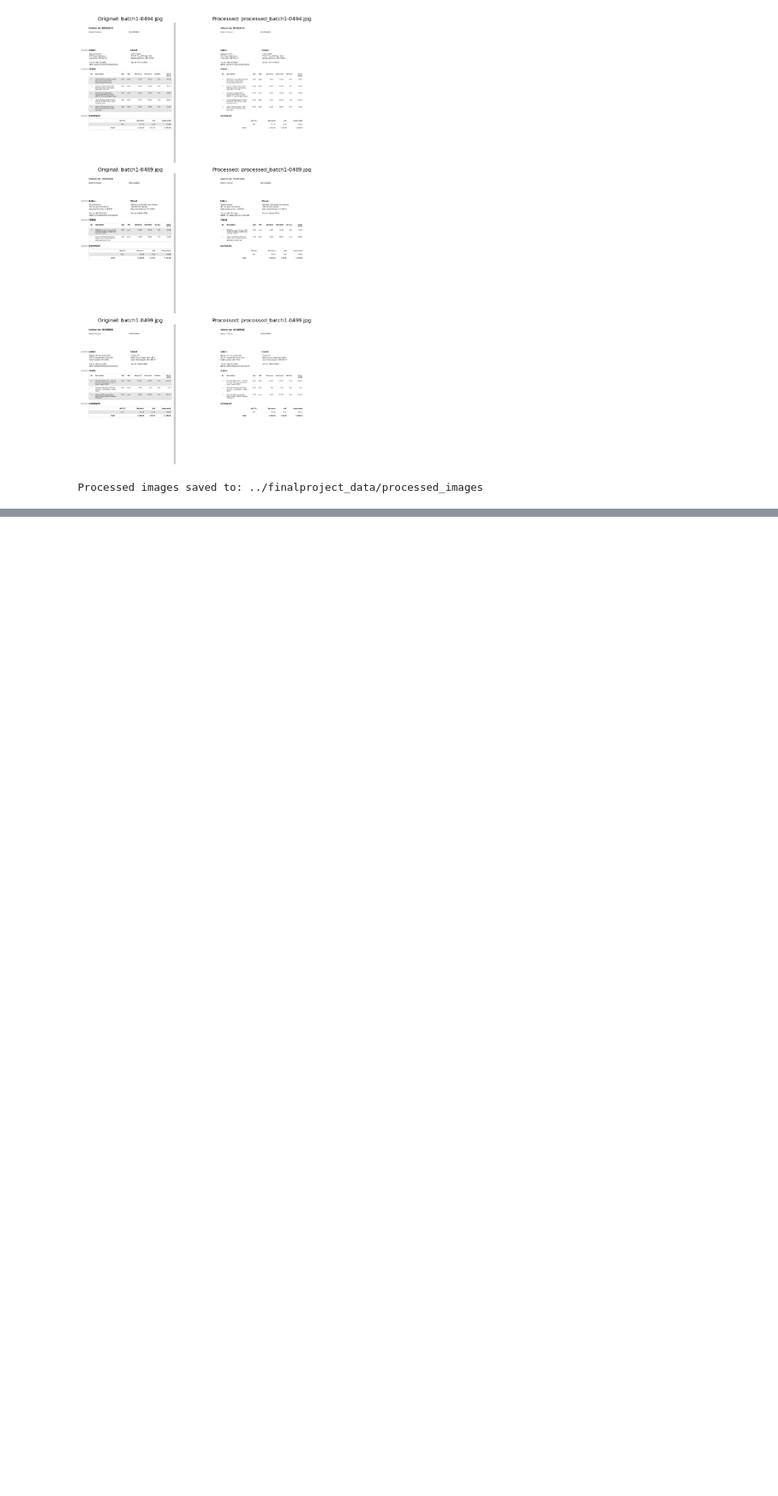
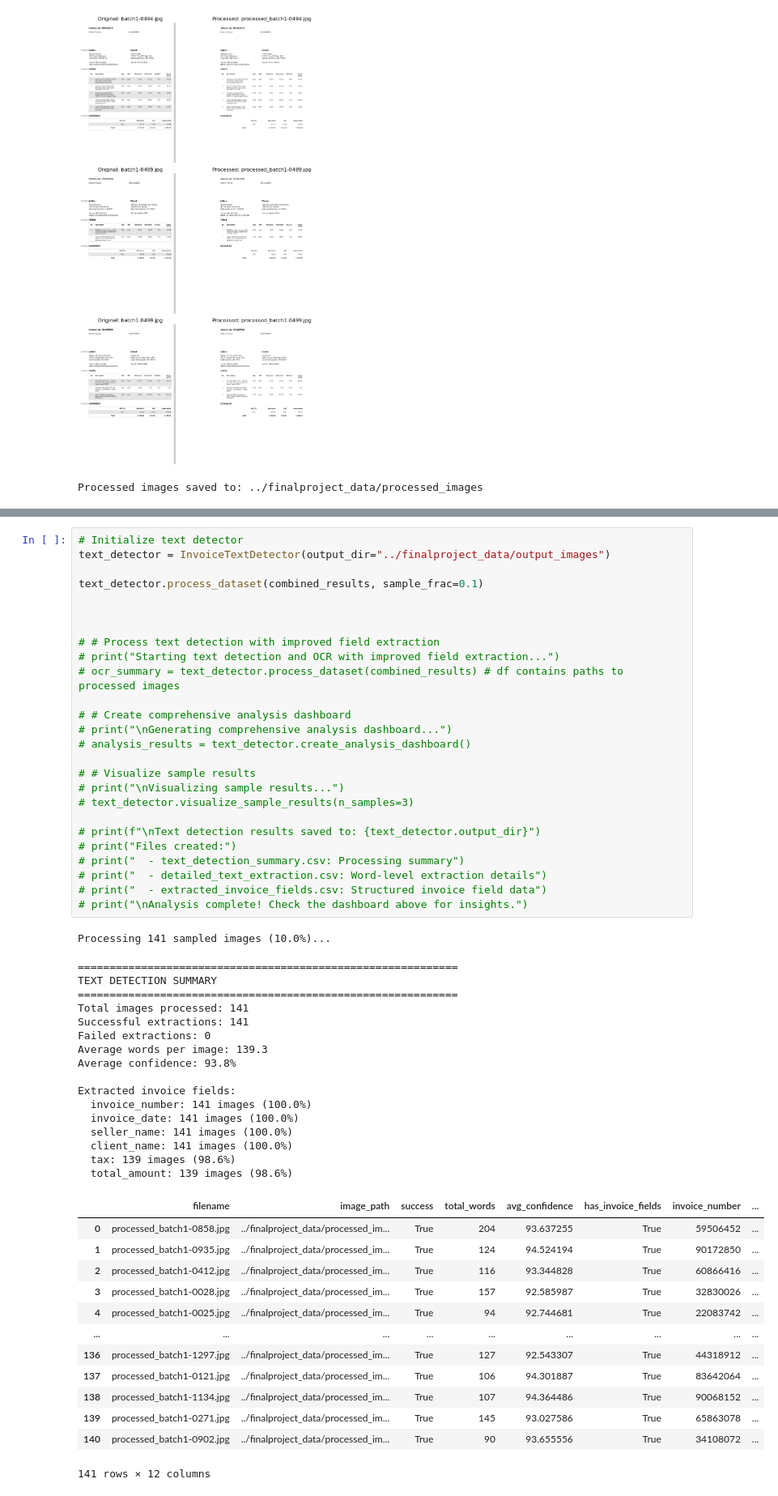
Before and after one commit to hungtran10/dsan6500-finalproject, a Jupyter notebook: models.ipynb, the cells around one changed output, grey strips where cells are left out. Shown at 81% size. Saved outputs shown, nothing was run; the diff lists cells and outputs as text; blank space fills up the shorter version.

```diff
--- a/models.ipynb
+++ b/models.ipynb
@@ -134,0 +129,57 @@ USE_TESSERACT = True   # If USE_TESSERACT True but pytesseract not available, wi
+# %%
+# Initialize text detector
+text_detector = InvoiceTextDetector(output_dir="../finalproject_data/output_images")
+
+text_detector.process_dataset(combined_results, sample_frac=0.1)
+
+
+
+# # Process text detection with improved field extraction
+# print("Starting text detection and OCR with improved field extraction...")
+# ocr_summary = text_detector.process_dataset(combined_results) # df contains paths to processed images
+
+# # Create comprehensive analysis dashboard
+# print("\nGenerating comprehensive analysis dashboard...")
+# analysis_results = text_detector.create_analysis_dashboard()
+
+# # Visualize sample results
+# print("\nVisualizing sample results...")
+# text_detector.visualize_sample_results(n_samples=3)
+
+# print(f"\nText detection results saved to: {text_detector.output_dir}")
+# print("Files created:")
+# print("  - text_detection_summary.csv: Processing summary")
+# print("  - detailed_text_extraction.csv: Word-level extraction details")
+# print("  - extracted_invoice_fields.csv: Structured invoice field data")
+# print("\nAnalysis complete! Check the dashboard above for insights.")
+# %% [output]
+Processing 141 sampled images (10.0%)...
+============================================================
+TEXT DETECTION SUMMARY
+============================================================
+Total images processed: 141
+Successful extractions: 141
+Failed extractions: 0
+Average words per image: 139.3
+Average confidence: 93.8%
+
+Extracted invoice fields:
+  invoice_number: 141 images (100.0%)
+  invoice_date: 141 images (100.0%)
+  seller_name: 141 images (100.0%)
+  client_name: 141 images (100.0%)
+  tax: 139 images (98.6%)
+  total_amount: 139 images (98.6%)
+|  | filename | image_path | success | total_words | avg_confidence | has_invoice_fields | invoice_number | ... |
+| 0 | processed_batch1-0858.jpg | ../finalproject_data/processed_im... | True | 204 | 93.637255 | True | 59506452 | ... |
+| 1 | processed_batch1-0935.jpg | ../finalproject_data/processed_im... | True | 124 | 94.524194 | True | 90172850 | ... |
+| 2 | processed_batch1-0412.jpg | ../finalproject_data/processed_im... | True | 116 | 93.344828 | True | 60866416 | ... |
+| 3 | processed_batch1-0028.jpg | ../finalproject_data/processed_im... | True | 157 | 92.585987 | True | 32830026 | ... |
+| 4 | processed_batch1-0025.jpg | ../finalproject_data/processed_im... | True | 94 | 92.744681 | True | 22083742 | ... |
+| ... | ... | ... | ... | ... | ... | ... | ... | ... |
+| 136 | processed_batch1-1297.jpg | ../finalproject_data/processed_im... | True | 127 | 92.543307 | True | 44318912 | ... |
+| 137 | processed_batch1-0121.jpg | ../finalproject_data/processed_im... | True | 106 | 94.301887 | True | 83642064 | ... |
+| 138 | processed_batch1-1134.jpg | ../finalproject_data/processed_im... | True | 107 | 94.364486 | True | 90068152 | ... |
+| 139 | processed_batch1-0271.jpg | ../finalproject_data/processed_im... | True | 145 | 93.027586 | True | 65863078 | ... |
+| 140 | processed_batch1-0902.jpg | ../finalproject_data/processed_im... | True | 90 | 93.655556 | True | 34108072 | ... |
+141 rows × 12 columns
```
Also changed, not shown: parts of 5 cells of this notebook, 1 other file.
